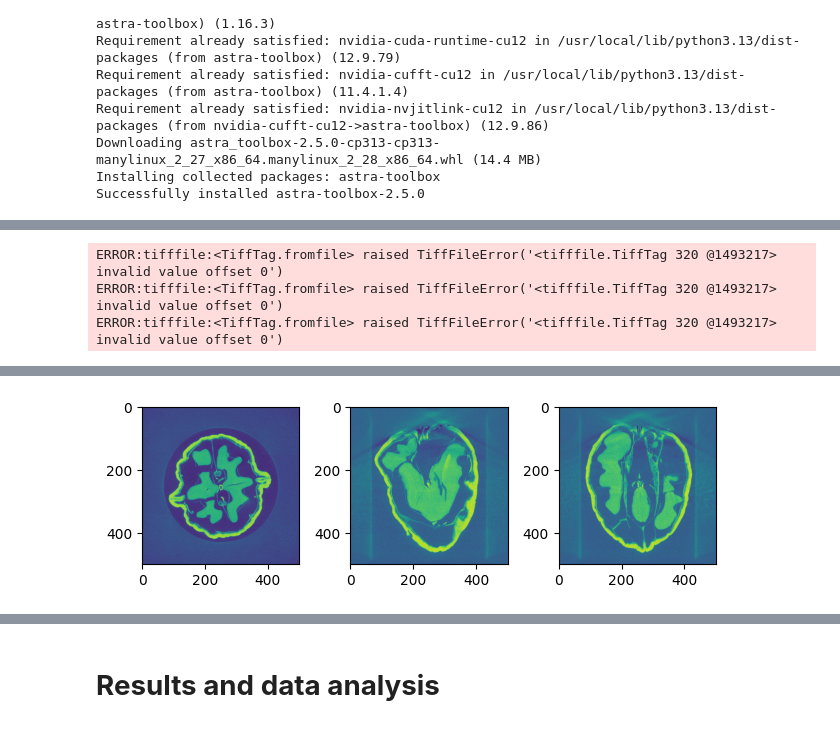
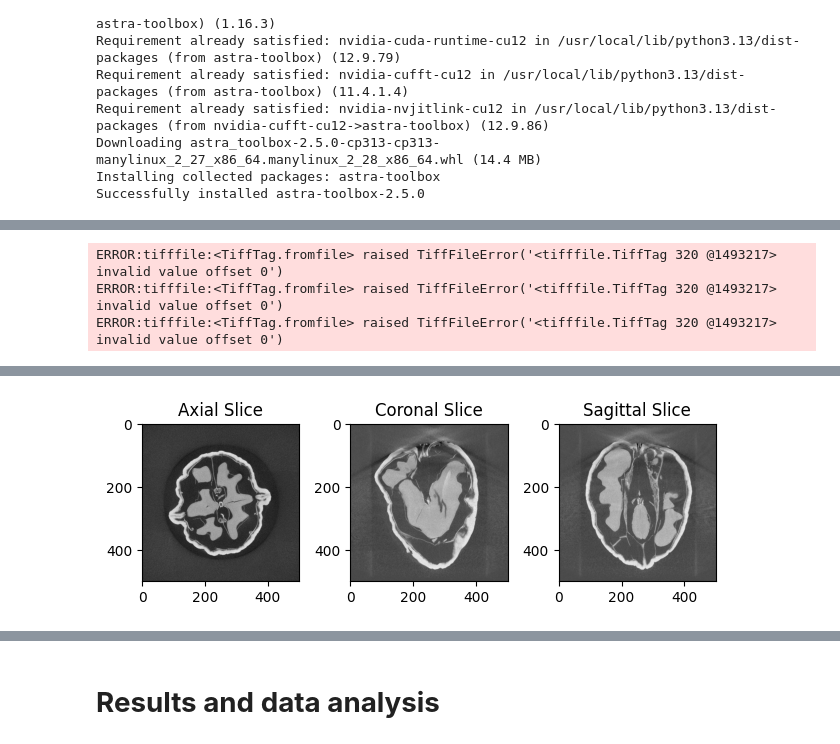
Before and after one commit to Nboudjem/CBCT-ScatterLab-Scatter-Estimation-and-Correction-for-Cone-Beam-CT, a Jupyter notebook: Emperical_Scattering_Corection_CBCT.ipynb, the cells around one changed output, grey strips where cells are left out. Drawn from its saved outputs; the diff is of its cells as text; code cells hidden in the pictures.

```diff
--- a/Emperical_Scattering_Corection_CBCT.ipynb
+++ b/Emperical_Scattering_Corection_CBCT.ipynb
@@ -32,4 +82,5 @@ Successfully installed astra-toolbox-2.5.0
 # %%
+# Here is the total implementation of ESC method used Varian medical linear accelerator
 import numpy as np
 import astra
 import os
@@ -56,19 +107,19 @@ def generate_pep_basis(proj_intensity, m, n, eps, sigma_u, sigma_v):
 
 def get_segmentation_masks_and_ref(vol):
     """
-    Generates air mask and walnut interior mask using Otsu thresholding.
+    Segments background air and walnut body using Otsu thresholding.
     """
     thresh = threshold_otsu(vol)
-    air_mask = vol < (thresh * 0.5)         # Strictly background air
-    walnut_mask = vol >= (thresh * 0.5)     # The actual walnut (shell + kernel)
+    air_mask = vol < (thresh * 0.5)         # Background air region
+    walnut_mask = vol >= (thresh * 0.5)     # Walnut body (shell + kernel)
     return air_mask, walnut_mask
 
 def objective_function(params):
     c_i = params[:n_basis]
     c_1 = params[n_basis]
 
-    # Strictly penalize negative or exploding coefficients
-    if np.any(c_i < 0) or c_1 < 0.1 or c_1 > 10.0:
+    # Strictly lock c_I between 0.8 and 1.2 to prevent scaling collapse
+    if np.any(c_i < 0) or c_1 < 0.8 or c_1 > 1.2:
         return 1e9
 
     scatter_est = np.zeros_like(proj_sub_down)
@@ -81,6 +132,10 @@ def objective_function(params):
     k_alpha = k_alpha[:, None, None]
 
     proj_cor = proj_sub_down - k_alpha * scatter_est
+
+    # --- DIAGNOSTIC TRACKING ---
+    print(f"[Opt Eval] c_i: {np.round(c_i, 4)} | c_1: {c_1:.3f} | proj_cor Min: {proj_cor.min():.5f}, Max: {proj_cor.max():.5f}")
+
     proj_cor = np.clip(proj_cor, 1e-5, 2.0)
 
     sino_cor = -np.log(proj_cor)
@@ -105,36 +160,33 @@ def objective_function(params):
 
     cost = 0.0
 
-    # Penalty 1: Air background should be close to 0 attenuation
+    # 1. Air background penalty (flatness & near-zero attenuation)
     if air_vals.size > 0:
         cost += np.sum(np.abs(air_vals)) / air_vals.size
 
-    # Penalty 2: Penalize negative values inside the walnut (physical impossibility/overcorrection)
+    # 2. Walnut interior consistency penalty (penalize negative values & cupping variance)
     if walnut_vals.size > 0:
-        neg_penalties = np.maximum(0.0, -walnut_vals)
-        cost += 5.0 * (np.sum(neg_penalties) / walnut_vals.size)
-
-        # Penalty 3: Cupping reduction via internal spatial smoothness/variance penalty
-        cost += 0.5 * np.std(walnut_vals)
+        cost += 2.0 * (np.sum(np.maximum(0.0, -walnut_vals)) / walnut_vals.size)
+        cost += 0.2 * np.std(walnut_vals)
 
     return cost
 
 
-#### user defined settings #####################################################
+#### User Defined Settings #####################################################
 
 walnut_id = 1
 orbit_id = 1
-angluar_sub_sampling = 2  # Sub-sampling set to 2 for safe RAM management
+angluar_sub_sampling = 2
 voxel_per_mm = 10
 
 data_path = '/content/drive/MyDrive'
 recon_path = '/content/drive/MyDrive/Walnut1/WalnutsOwnReconstructions'
 
 
-#### load data #################################################################
+#### Load Data #################################################################
 
 t = time.time()
-print('load data', flush=True)
+print('Loading data...', flush=True)
 
 data_path_full = os.path.join(data_path, 'Walnut{}'.format(walnut_id), 'Projections', 'tubeV{}'.format(orbit_id))
 projs_name = 'scan_{:06}.tif'
@@ -166,17 +218,18 @@ for i in range(n_pro):
 print(round(time.time() - t, 3), 'sec elapsed')
 
 
-### pre-process data (Intensity domain) #################-----------------------
+### Pre-process Data (Intensity Domain) #################-----------------------
 
 t = time.time()
-print('pre-process data & calibrate intensities', flush=True)
+print('Pre-processing data & calibrating intensities...', flush=True)
 
 projs = projs.astype(np.float32) - dark
 projs /= (flat - dark)
 projs = np.clip(projs, 1e-5, 2.0)
 projs_intensity = projs.copy()
 
-# Free raw projections array and dark/flat frames from RAM immediately
+print(f"-> Calibrated Projections Intensity Range -> Min: {projs_intensity.min():.4f}, Max: {projs_intensity.max():.4f}")
+
 del projs, dark, flat
 gc.collect()
 
@@ -186,7 +239,7 @@ print(round(time.time() - t, 3), 'sec elapsed')
 ### EMPIRICAL SCATTER CORRECTION (ESC) STEP #################-------------------
 
 t = time.time()
-print('Running Empirical Scatter Correction (ESC) on GPU (Tesla T4)...', flush=True)
+print('Running Empirical Scatter Correction (ESC) on GPU...', flush=True)
 
 angle_stride = max(1, int(2 / (360 / n_pro)))
 downsample_factor = 4
@@ -199,10 +252,11 @@ proj_sub_down = np.zeros((n_sub, h_down, w_down), dtype=np.float32)
 for i in range(n_sub):
     proj_sub_down[i] = zoom(proj_sub[i], 1.0 / downsample_factor, order=1)
 
+# Refined smooth basis parameter sets tailored for agricultural/nut samples
 pep_params = [
-    {'m': 1.0, 'n': 1.0, 'eps': 0.95, 'sigma_u': 120 // downsample_factor, 'sigma_v': 120 // downsample_factor},
-    {'m': 2.0, 'n': 1.0, 'eps': 0.90, 'sigma_u': 80 // downsample_factor, 'sigma_v': 80 // downsample_factor},
-    {'m': 1.0, 'n': 2.0, 'eps': 0.98, 'sigma_u': 60 // downsample_factor, 'sigma_v': 60 // downsample_factor},
+    {'m': 1.0, 'n': 1.0, 'eps': 0.95, 'sigma_u': 150 // downsample_factor, 'sigma_v': 150 // downsample_factor},
+    {'m': 2.0, 'n': 1.0, 'eps': 0.90, 'sigma_u': 100 // downsample_factor, 'sigma_v': 100 // downsample_factor},
+    {'m': 1.0, 'n': 2.0, 'eps': 0.98, 'sigma_u': 75 // downsample_factor,  'sigma_v': 75 // downsample_factor},
 ]
 
 bases = []
@@ -226,7 +280,7 @@ vecs_sub = vecs[::angle_stride].copy()
 vecs_sub[:, [3, 4, 5, 6, 7, 8]] /= downsample_factor
 proj_geom_opt = astra.create_proj_geom('cone_vec', h_down, w_down, vecs_sub)
 
-# Initial reconstruction using GPU FDK_CUDA
+# Initial reconstruction for segmentation
 init_sino = -np.log(np.clip(proj_sub_down, 1e-5, 2.0))
 init_sino = np.transpose(init_sino, (1, 0, 2))
 init_vol = np.zeros(vol_sz_opt, dtype=np.float32)
@@ -246,27 +300,25 @@ air_mask, walnut_mask = get_segmentation_masks_and_ref(init_vol)
 del init_vol
 gc.collect()
 
-delta = 1.0 / 11.0
+delta = 1.0 / 15.0
 
-###### run the cost function
-initial_guess = [0.05] * n_basis + [1.0]
-
-print("Starting Nelder-Mead optimization for ESC coefficients on GPU...", flush=True)
-
-# Increased maxiter and added tighter convergence tolerances to prevent early cutoff
+# Optimization parameters (initialized with c_1 = 1.0)
+initial_guess = [0.02] * n_basis + [1.0]
 opt_options = {
-    'maxiter': 100,       # Allow more iterations for proper convergence
-    'xatol': 1e-4,       # Parameter tolerance
-    'fatol': 1e-4,       # Cost function tolerance
+    'maxiter': 60,
+    'xatol': 1e-4,
+    'fatol': 1e-4,
     'disp': True
 }
 
+print("Starting Nelder-Mead optimization for ESC coefficients on GPU...", flush=True)
 res = minimize(objective_function, initial_guess, method='Nelder-Mead', options=opt_options)
 optimal_c = res.x
 opt_c_i = optimal_c[:n_basis]
 opt_c_1 = optimal_c[n_basis]
 
 print("Optimal coefficients found:", opt_c_i)
+print(f"Optimal intensity scaling parameter (c_I): {opt_c_1:.4f}")
 
 print("Applying scatter correction to full resolution projections...", flush=True)
 full_scatter_est = np.zeros_like(projs_intensity)
@@ -284,6 +336,8 @@ full_k_alpha = np.minimum(1.0, np.minimum(full_min_ratio * (1.0 - delta), 1.0))[
 projs_intensity -= full_k_alpha * full_scatter_est
 projs_intensity = np.clip(projs_intensity, 1e-5, 2.0)
 
+print(f"-> Corrected Projections Range -> Min: {projs_intensity.min():.5f}, Max: {projs_intensity.max():.5f}")
+
 del bases, full_scatter_est, full_ratio
 gc.collect()
 
@@ -292,7 +346,7 @@ print(round(time.time() - t, 3), 'sec elapsed for ESC')
 
 ### Final Pre-processing (Negative Log) #################-----------------------
 t = time.time()
-print('Final pre-processing log transformation', flush=True)
+print('Final pre-processing log transformation...', flush=True)
 
 projs = -np.log(projs_intensity)
 del projs_intensity
@@ -303,10 +357,11 @@ projs = np.ascontiguousarray(projs)
 
 print(round(time.time() - t, 3), 'sec elapsed')
 
-### compute FDK reconstruction #################--------------------------------
+
+### Compute Final Reconstruction #################------------------------------
 
 t = time.time()
-print('compute final reconstruction on Tesla T4 GPU...', flush=True)
+print('Compute final reconstruction on GPU...', flush=True)
 
 vol_sz = 3 * (50 * voxel_per_mm + 1,)
 vox_sz = 1 / voxel_per_mm
@@ -335,19 +390,22 @@ astra.data3d.delete(vol_id)
 print(round(time.time() - t, 3), 'sec elapsed')
 
 
-### save reconstruction #################---------------------------------------
+### Save Reconstruction #################---------------------------------------
 
 t = time.time()
-print('save results', flush=True)
+print('Saving results...', flush=True)
 
 f, ax = plt.subplots(1, 3, sharex=False, sharey=False)
-ax[0].imshow(vol_rec[vol_sz[0]//2,:,:])
-ax[1].imshow(vol_rec[:,vol_sz[1]//2,:])
-ax[2].imshow(vol_rec[:,:,vol_sz[2]//2])
+ax[0].imshow(vol_rec[vol_sz[0]//2,:,:], cmap='gray')
+ax[0].set_title("Axial Slice")
+ax[1].imshow(vol_rec[:,vol_sz[1]//2,:], cmap='gray')
+ax[1].set_title("Coronal Slice")
+ax[2].imshow(vol_rec[:,:,vol_sz[2]//2], cmap='gray')
+ax[2].set_title("Sagittal Slice")
 f.tight_layout()
+plt.show()
 
 recon_path_full = os.path.join(recon_path, 'Walnut{}'.format(walnut_id))
-
 if not os.path.exists(recon_path_full):
     os.makedirs(recon_path_full)
 
@@ -379 +447 @@ save results
-[figure, old version]
+[figure, new version]
```
Also changed, not shown: parts of 7 cells of this notebook, 2 other files.
